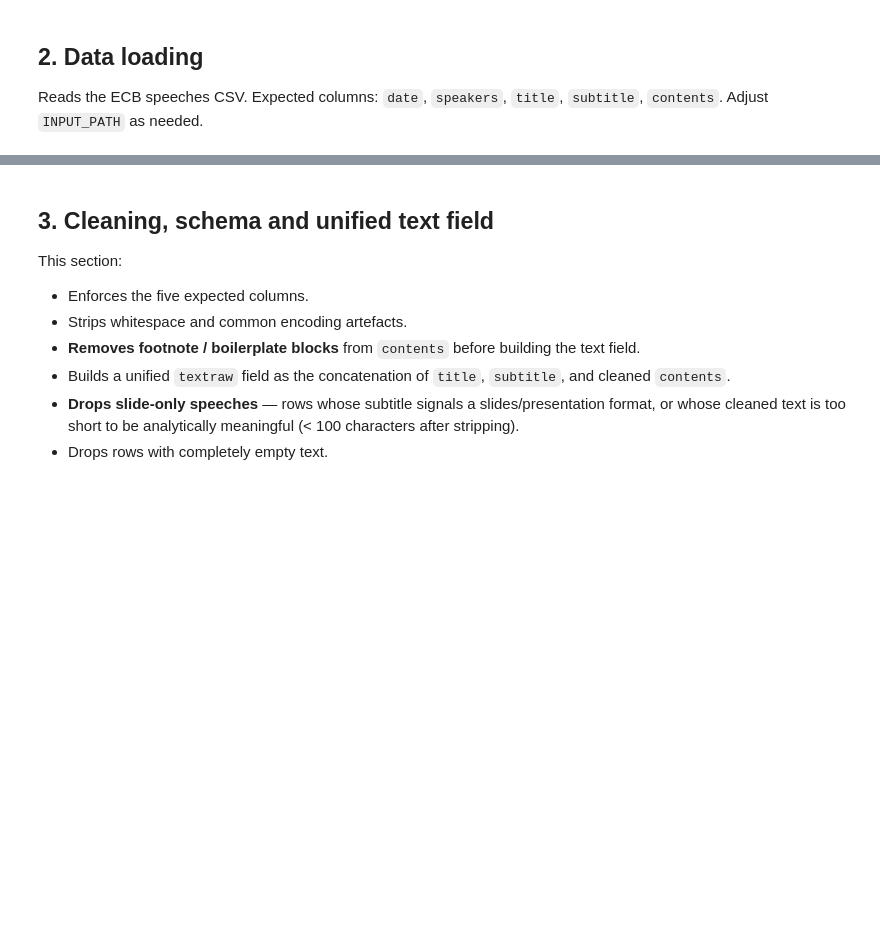
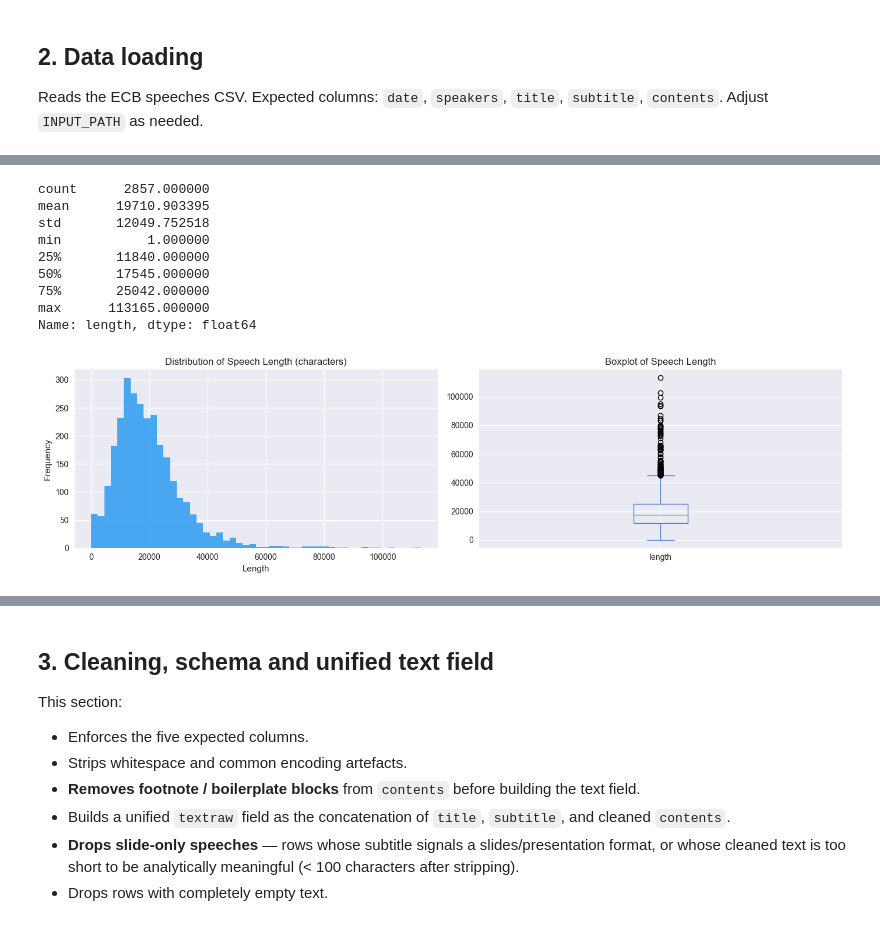
Before and after one commit to maximiliansteinecon/NLP_ECB_SPEECHES, a Jupyter notebook: ecb_speeches_full_project.ipynb, the cells around one changed output, grey strips where cells are left out. Saved outputs shown, nothing was run; the diff lists cells and outputs as text; code cells hidden in the pictures; blank space fills up the shorter version.

```diff
--- a/ecb_speeches_full_project.ipynb
+++ b/ecb_speeches_full_project.ipynb
@@ -75,0 +99,30 @@ Columns: ['date', 'speakers', 'title', 'subtitle', 'contents']
+# %%
+# Adding a length column (for the character count of contents)
+raw["length"] = raw["contents"].str.len()
+
+# Descriptive statistics
+print(raw["length"].describe())
+
+# Creating distribution plots
+fig, axes = plt.subplots(1, 2, figsize=(14, 4))
+
+raw["length"].plot(kind="hist", bins=50, ax=axes[0], color="#2196F3", alpha=0.8)
+axes[0].set_title("Distribution of Speech Length (characters)")
+axes[0].set_xlabel("Length")
+
+raw["length"].plot(kind="box", ax=axes[1])
+axes[1].set_title("Boxplot of Speech Length")
+
+plt.tight_layout()
+plt.show()
+# %% [output]
+count      2857.000000
+mean      19710.903395
+std       12049.752518
+min           1.000000
+25%       11840.000000
+50%       17545.000000
+75%       25042.000000
+max      113165.000000
+Name: length, dtype: float64
+[figure, added]
```
Also changed, not shown: parts of 12 cells of this notebook.
